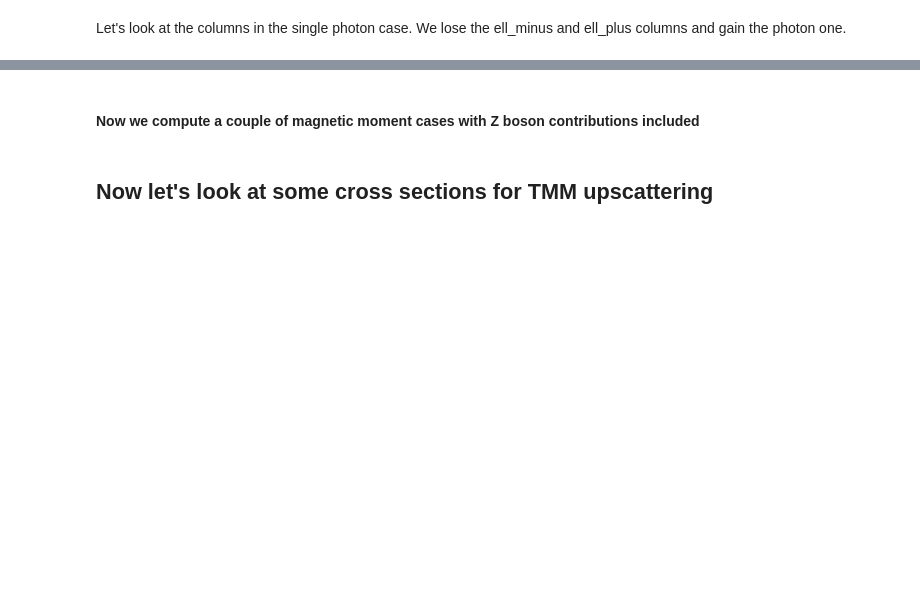
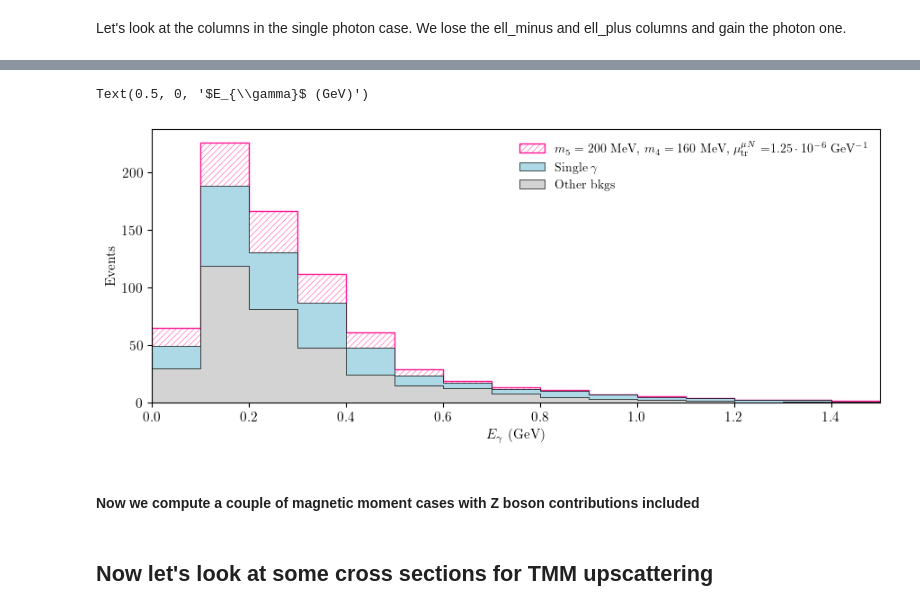
Before and after one commit to mhostert/DarkNews-generator, a Jupyter notebook: examples/Example_3_TMM.ipynb, the cells around one changed output, grey strips where cells are left out. Cells and saved outputs as stored; diff of their text form; code cells hidden in the pictures; blank space fills up the shorter version.

```diff
--- a/examples/Example_3_TMM.ipynb
+++ b/examples/Example_3_TMM.ipynb
@@ -65,3 +104,35 @@ ax.set_xlabel(r'$E_{\gamma}$ (GeV)')
+# %%
+tot_counts = np.genfromtxt('micro_total_theory.dat')
+bkg_counts = np.genfromtxt('micro_total_theory_2.dat')
+# %%
+egamma = df_photon['P_decay_photon','0']
+
+fig, ax = dn.plot_tools.std_fig(figsize=(10,4))
+
+t_bins = np.linspace(0, 1.5, 16)
+h, _ =np.histogram(egamma, weights=df_photon['w_event_rate']*0.1, bins=t_bins)
+
+from DarkNews import plot_tools as pt
+
+_=ax.hist(t_bins[:-1], weights=(tot_counts+h), bins=t_bins, histtype='stepfilled', facecolor='None', edgecolor='deeppink', hatch=5*'/', label=rf'$m_5 = {df_photon.attrs["model"].m5*1e3:.0f}$~MeV, $m_4 = {df_photon.attrs["model"].m4*1e3:.0f}$~MeV, $\mu^{{\mu N}}_{{\rm tr}} = ${pt.sci_notation(df_photon.attrs["model"].mu_tr_mu5, decimal_digits=2,)}~GeV$^{{-1}}$')
+_=ax.hist(t_bins[:-1], weights=tot_counts, bins=t_bins, histtype='stepfilled', facecolor='lightblue', edgecolor='black', lw=0.5, label=r'Single $\gamma$')
+_=ax.hist(t_bins[:-1], weights=bkg_counts, bins=t_bins, histtype='stepfilled', facecolor='lightgrey', edgecolor='black', lw=0.5, label=r'Other bkgs')
+
+# Adding error bars
+bin_centers = 0.5 * (t_bins[1:] + t_bins[:-1])
+tot_errors = np.sqrt(tot_counts)
+bkg_errors = np.sqrt(bkg_counts)
+
+# ax.errorbar(bin_centers, tot_counts, yerr=tot_errors, fmt='', color='blue', label='Single $\gamma$ errors')
+# ax.errorbar(bin_centers, bkg_counts, yerr=bkg_errors, fmt='', color='grey', label='Other bkgs errors')
+
+ax.set_xlim(0, 1.5)
+ax.legend(loc='best')
+ax.set_ylabel('Events')
+ax.set_xlabel(r'$E_{\gamma}$ (GeV)')
+# %% [output]
+Text(0.5, 0, '$E_{\\gamma}$ (GeV)')
+[figure, added]
 # %% [markdown]
 #### Now we compute a couple of magnetic moment cases with Z boson contributions included
 # %%
```
Also changed, not shown: parts of 5 cells of this notebook, 6 other files.
